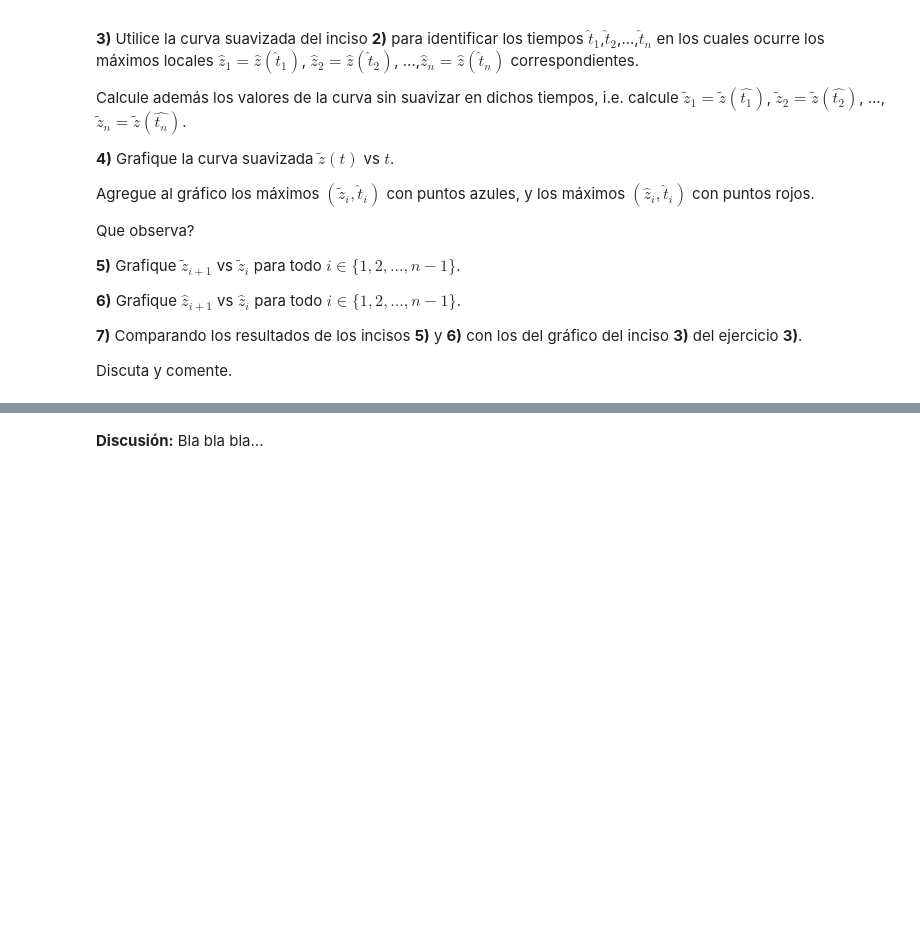
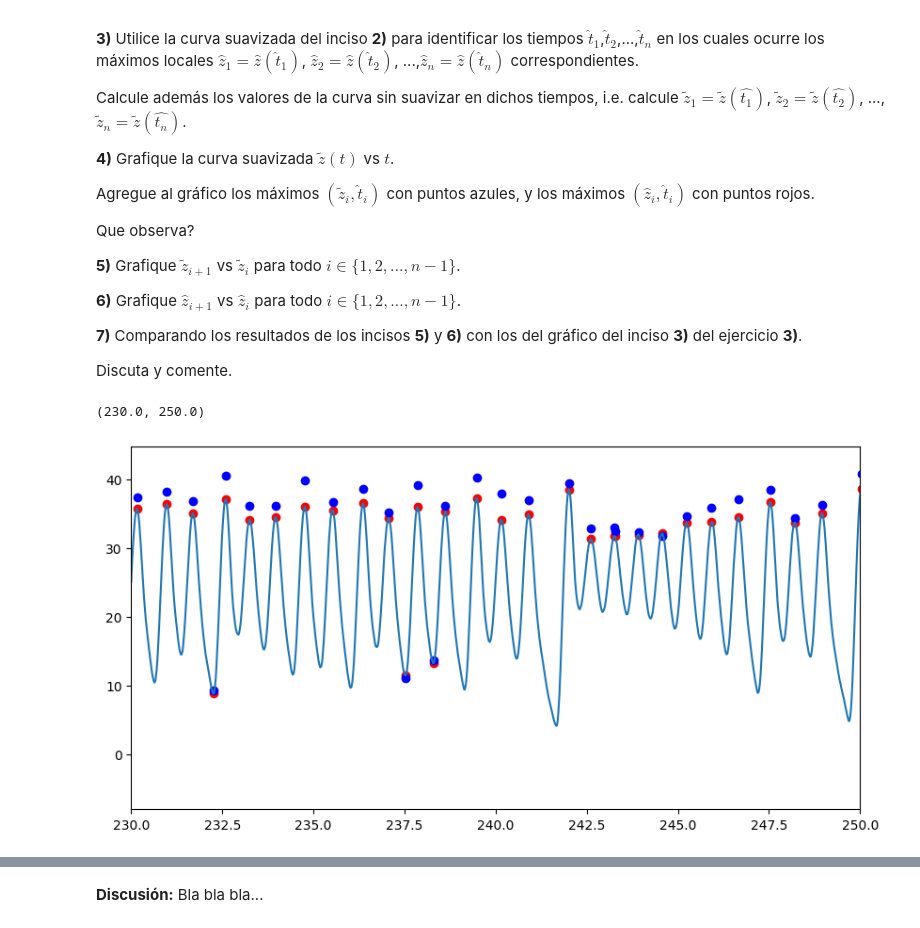
Before and after one commit to aletole1/Redes-Neuronales, a Jupyter notebook: redes_neuronales_2024_guia_6.ipynb, the cells around one changed output, grey strips where cells are left out. Saved outputs shown, nothing was run; the diff lists cells and outputs as text; code cells hidden in the pictures; blank space fills up the shorter version.

```diff
--- a/redes_neuronales_2024_guia_6.ipynb
+++ b/redes_neuronales_2024_guia_6.ipynb
@@ -304,0 +311,35 @@ Discuta y comente.
+# %%
+# 4.1)
+#Agregando ruido al z(t)
+z_4noisy = w[2,:] + np.random.normal(0, 1, len(w[2,:]))
+
+# 4.2)
+#Haciendo smooth a z(t)
+z_4smooth = sgn.savgol_filter(z_4noisy, 51, 3)
+# %%
+# 4.3)
+#Obteniendo mis picos en z_4smooth(t)
+z_local_peaks_index_smooth = sgn.find_peaks(z_4smooth)
+
+znoisy_in_local_peaks_smooth = z_4noisy[z_local_peaks_index_smooth[0]]
+zsmooth_in_local_peaks_smooth = z_4smooth[z_local_peaks_index_smooth[0]]
+
+t_z_peaks_smooth = t[z_local_peaks_index_smooth[0]]
+# %%
+#4.4)
+
+plt.figure(
+    figsize=(10, 5)
+)
+
+# Graficando z(t) con ruido suavizada
+plt.plot(t, z_4smooth, label='Peaks')
+
+# Graficando los puntos de los picos en z(t) con ruido suavizada
+plt.scatter(t_z_peaks_smooth, zsmooth_in_local_peaks_smooth, label='Peaks', color='r')
+plt.scatter(t_z_peaks_smooth, znoisy_in_local_peaks_smooth, label='Peaks', color='b')
+
+plt.xlim(230, 250)
+# %% [output]
+(230.0, 250.0)
+[figure, added]
```
Also changed, not shown: parts of 6 cells of this notebook.
